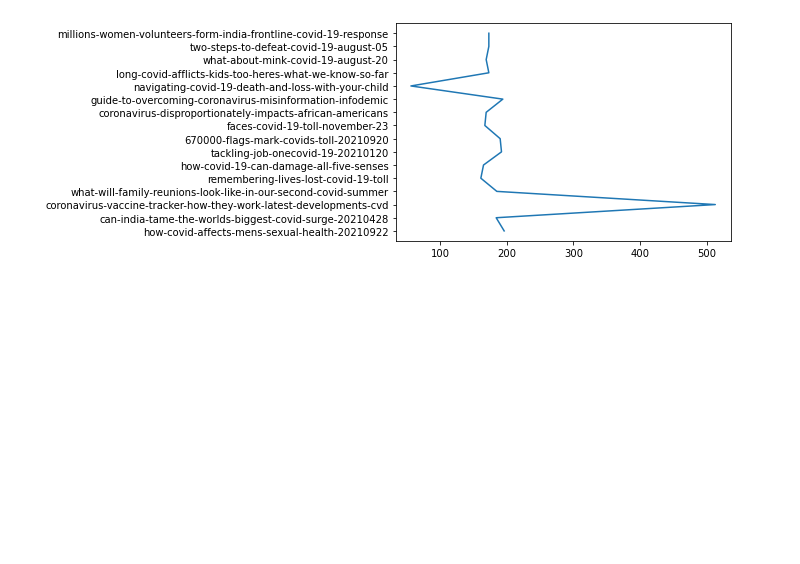
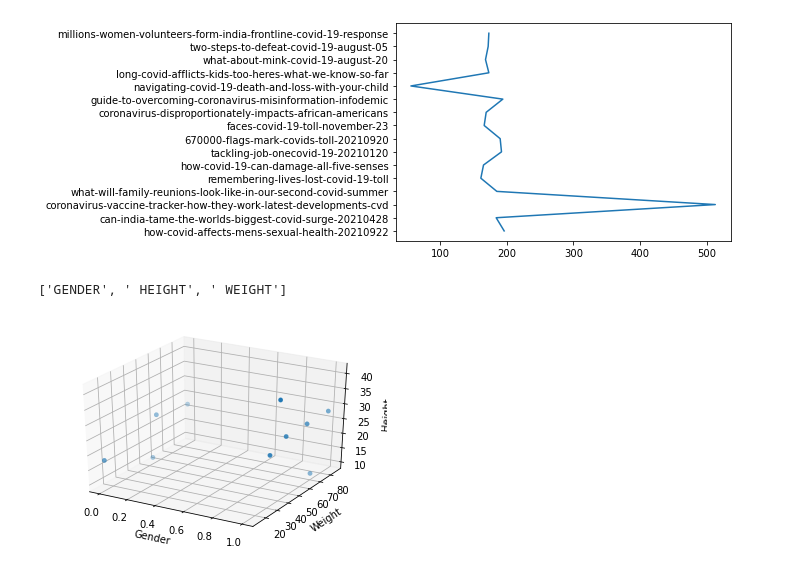
Before and after one commit to tobias-z/4-sem-python, a Jupyter notebook: Week_7.ipynb, the cells around one changed output. Cells and saved outputs as stored; diff of their text form; code cells hidden in the pictures; blank space fills up the shorter version.

```diff
--- a/Week_7.ipynb
+++ b/Week_7.ipynb
@@ -95,3 +95,38 @@ plt.plot(x_values, y_values)
 # %% [output]
 [<matplotlib.lines.Line2D at 0x...>]
 [figure]
+# %%
+import modules.class_ex.mashine_learning.baby_excer as b
+from typing import List
+import csv
+import matplotlib.pylab as plt
+
+def plot_babies(babies: List[b.Baby]):
+    fig = plt.figure()
+    ax = fig.add_subplot(111, projection="3d")
+    x = [int(baby.gender) for baby in babies]
+    y = [int(baby.weight) for baby in babies]
+    z = [int(baby.height) for baby in babies]
+    ax.scatter(x, y, z, linewidth=0.2)
+    ax.set_xlabel("Gender")
+    ax.set_ylabel("Weight")
+    ax.set_zlabel("Height")
+    plt.show()
+
+
+def read_babies():
+    BABY_FILE = "files/babies.csv"
+    babies: List[b.Baby] = []
+    with open(BABY_FILE, "r") as f:
+        reader = csv.reader(f)
+        header = next(reader)
+        print(header)
+        for row in reader:
+            babies.append(b.Baby(row[0], row[1], row[2]))
+
+    plot_babies(babies)
+
+read_babies()
+# %% [output]
+['GENDER', ' HEIGHT', ' WEIGHT']
+[figure, added]
```
Also changed, not shown: parts of 1 cell of this notebook, 10 other files.
